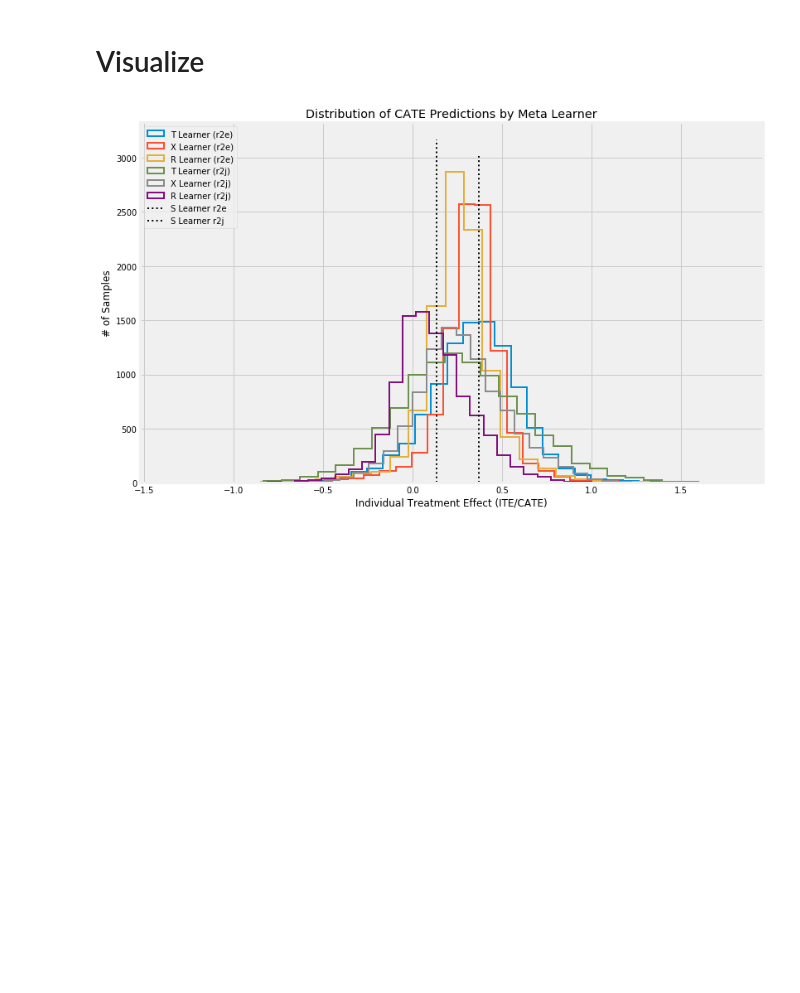
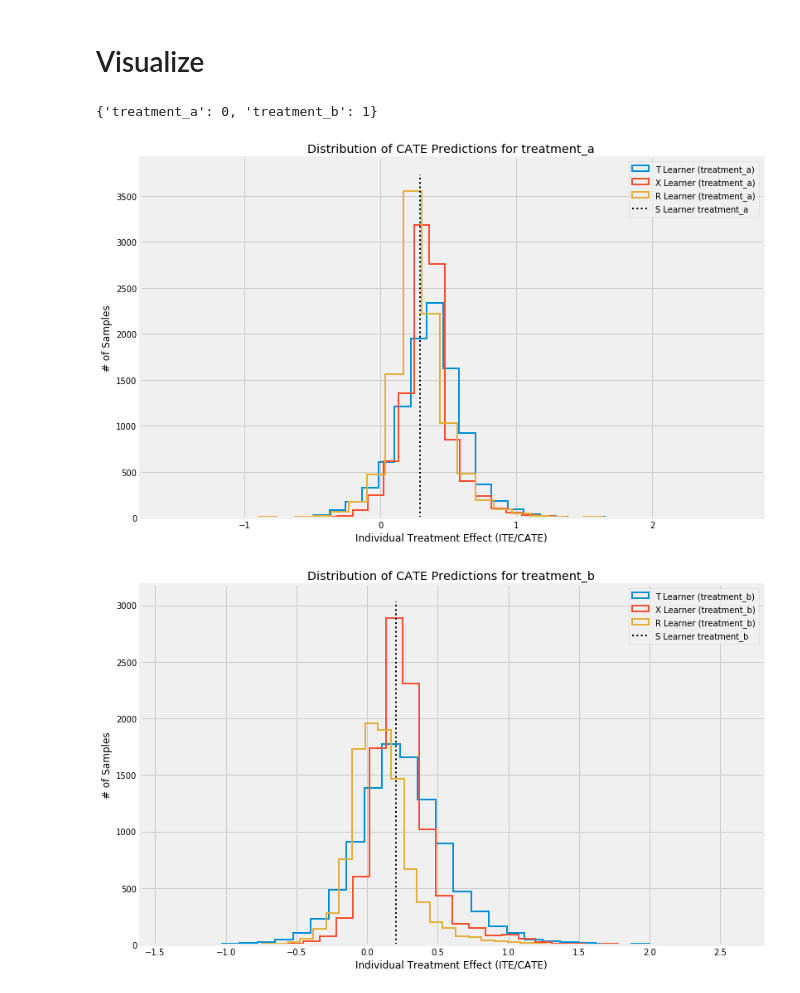
Before and after one commit to uber/causalml, a Jupyter notebook: examples/meta_learners_with_synthetic_data_multiple_treatment.ipynb, the cells around one changed output. Cells and saved outputs as stored; diff of their text form; code cells hidden in the pictures; blank space fills up the shorter version.

```diff
--- a/examples/meta_learners_with_synthetic_data_multiple_treatment.ipynb
+++ b/examples/meta_learners_with_synthetic_data_multiple_treatment.ipynb
@@ -359,0 +536,5 @@ array([[ 0.36650637, -0.12216383],
+# %%
+alpha = 0.05
+learner_s = BaseSRegressor(XGBRegressor(), ate_alpha=alpha, control_name='control')
+cate_s, cate_s_lb, cate_s_ub = learner_s.fit_predict(X=X, treatment=treatment, y=y, return_ci=True,
+                               n_bootstraps=100, bootstrap_size=5000)
@@ -359,0 +643,4 @@ array([[ 0.36650637, -0.12216383],
+# %%
+learner_t = BaseTRegressor(XGBRegressor(), control_name='control')
+cate_t, cate_t_lb, cate_t_ub = learner_t.fit_predict(X=X, treatment=treatment, y=y, return_ci=True, n_bootstraps=100,
+                                                    bootstrap_size=5000)
@@ -360,5 +727,5 @@ array([[ 0.36650637, -0.12216383],
 # %%
-learner_x = BaseXRegressor(XGBRegressor(), control_name='universal_control')
+learner_x = BaseXRegressor(XGBRegressor(), control_name='control')
 cate_x, cate_x_lb, cate_x_ub = learner_x.fit_predict(X=X, p=e, treatment=treatment, y=y, return_ci=True,
                                                      n_bootstraps=100, bootstrap_size=5000)
 # %% [output]
@@ -436,5 +813,5 @@ INFO:causalml:training the treatment effect model for r2j with R-loss
 # %%
-learner_r = BaseRRegressor(XGBRegressor(), control_name='universal_control')
+learner_r = BaseRRegressor(XGBRegressor(), control_name='control')
 cate_r, cate_r_lb, cate_r_ub = learner_r.fit_predict(X=X, p=e, treatment=treatment, y=y, return_ci=True,
                                                      n_bootstraps=100, bootstrap_size=3000)
 # %% [output]
@@ -483,22 +860,29 @@ array([[0.9371004 , 0.33132645],
 # %% [markdown]
 # Visualize
+# %%
+groups
+# %% [output]
+{'treatment_a': 0, 'treatment_b': 1}
 # %%
+groups = learner_r._classes
+
 alpha = 1
 linewidth = 2
 bins = 30
-plt.figure(figsize=(12,8))
 for group,idx in sorted(groups.items(), key=lambda x: x[1]):
+    plt.figure(figsize=(12,8))
     plt.hist(cate_t[:,idx], alpha=alpha, bins=bins, label='T Learner ({})'.format(group),
              histtype='step', linewidth=linewidth)
     plt.hist(cate_x[:,idx], alpha=alpha, bins=bins, label='X Learner ({})'.format(group),
              histtype='step', linewidth=linewidth)
     plt.hist(cate_r[:,idx], alpha=alpha, bins=bins, label='R Learner ({})'.format(group),
              histtype='step', linewidth=linewidth)
-    plt.vlines(cate_s[0,idx], 0, plt.axes().get_ylim()[1], label='S Learner {}'.format(group),
+    plt.vlines(cate_s[0,idx], 0, plt.axes().get_ylim()[1], label='S Learner ({})'.format(group),
                linestyles='dotted', linewidth=linewidth)
-plt.title('Distribution of CATE Predictions by Meta Learner')
-plt.xlabel('Individual Treatment Effect (ITE/CATE)')
-plt.ylabel('# of Samples')
-_=plt.legend()
+    plt.title('Distribution of CATE Predictions for {}'.format(group))
+    plt.xlabel('Individual Treatment Effect (ITE/CATE)')
+    plt.ylabel('# of Samples')
+    _=plt.legend()
 # %% [output]
-[figure, old version]
+[figure, new version]
+[figure, added]
```
Also changed, not shown: parts of 126 cells of this notebook.
